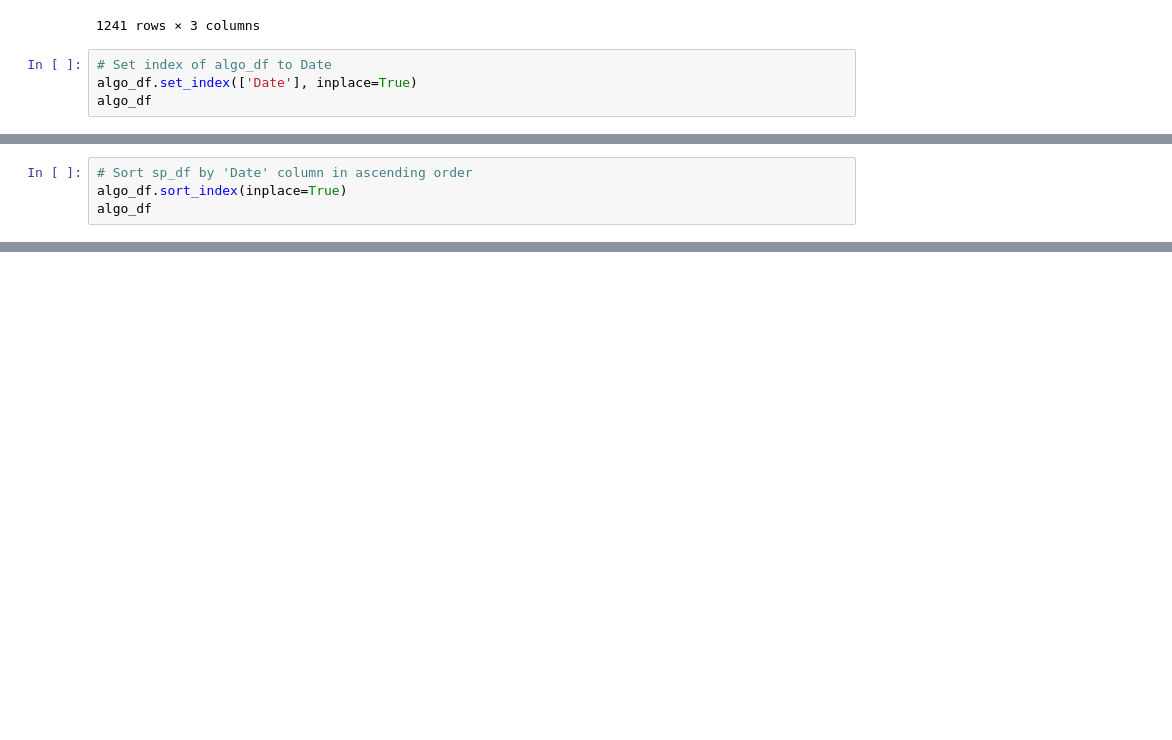
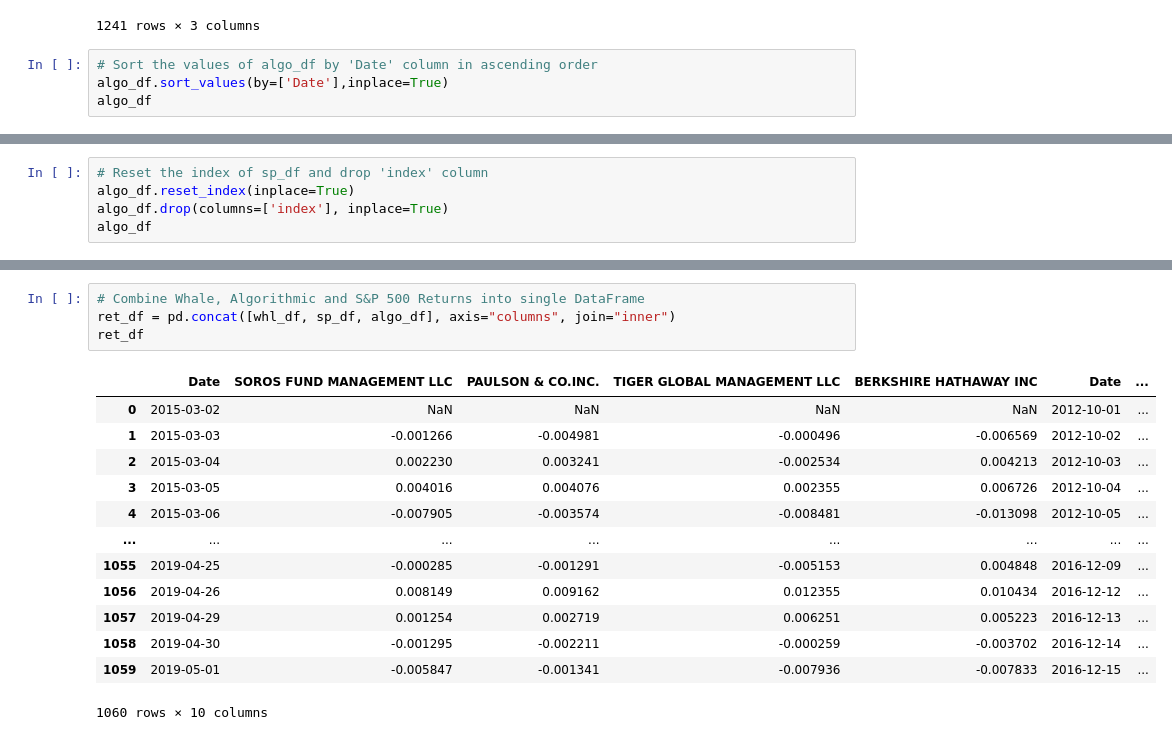
Before and after one commit to Corey-Recai/pandas-homework, a Jupyter notebook: whale_analys.ipynb, the cells around one changed output, grey strips where cells are left out. Drawn from its saved outputs; the diff is of its cells as text; blank space fills up the shorter version.

```diff
--- a/whale_analys.ipynb
+++ b/whale_analys.ipynb
@@ -181,7 +178,7 @@ algo_df
 | 1240 | 2019-05-01 | 0.000094 | -0.007358 |
 1241 rows × 3 columns
 # %%
-# Set index of algo_df to Date
-algo_df.set_index(['Date'], inplace=True)
+# Sort the values of algo_df by 'Date' column in ascending order
+algo_df.sort_values(by=['Date'],inplace=True)
 algo_df
 # %% [output]
@@ -202,4 +197,0 @@ algo_df
-# %%
-# Sort sp_df by 'Date' column in ascending order
-algo_df.sort_index(inplace=True)
-algo_df
@@ -220,0 +198,5 @@ algo_df
+# %%
+# Reset the index of sp_df and drop 'index' column
+algo_df.reset_index(inplace=True)
+algo_df.drop(columns=['index'], inplace=True)
+algo_df
@@ -220,0 +217,18 @@ algo_df
+# %%
+# Combine Whale, Algorithmic and S&P 500 Returns into single DataFrame
+ret_df = pd.concat([whl_df, sp_df, algo_df], axis="columns", join="inner")
+ret_df
+# %% [output]
+|  | Date | SOROS FUND MANAGEMENT LLC | PAULSON & CO.INC. | TIGER GLOBAL MANAGEMENT LLC | BERKSHIRE HATHAWAY INC | Date | ... |
+| 0 | 2015-03-02 | NaN | NaN | NaN | NaN | 2012-10-01 | ... |
+| 1 | 2015-03-03 | -0.001266 | -0.004981 | -0.000496 | -0.006569 | 2012-10-02 | ... |
+| 2 | 2015-03-04 | 0.002230 | 0.003241 | -0.002534 | 0.004213 | 2012-10-03 | ... |
+| 3 | 2015-03-05 | 0.004016 | 0.004076 | 0.002355 | 0.006726 | 2012-10-04 | ... |
+| 4 | 2015-03-06 | -0.007905 | -0.003574 | -0.008481 | -0.013098 | 2012-10-05 | ... |
+| ... | ... | ... | ... | ... | ... | ... | ... |
+| 1055 | 2019-04-25 | -0.000285 | -0.001291 | -0.005153 | 0.004848 | 2016-12-09 | ... |
+| 1056 | 2019-04-26 | 0.008149 | 0.009162 | 0.012355 | 0.010434 | 2016-12-12 | ... |
+| 1057 | 2019-04-29 | 0.001254 | 0.002719 | 0.006251 | 0.005223 | 2016-12-13 | ... |
+| 1058 | 2019-04-30 | -0.001295 | -0.002211 | -0.000259 | -0.003702 | 2016-12-14 | ... |
+| 1059 | 2019-05-01 | -0.005847 | -0.001341 | -0.007936 | -0.007833 | 2016-12-15 | ... |
+1060 rows × 10 columns
```
Also changed, not shown: parts of 10 cells of this notebook.
